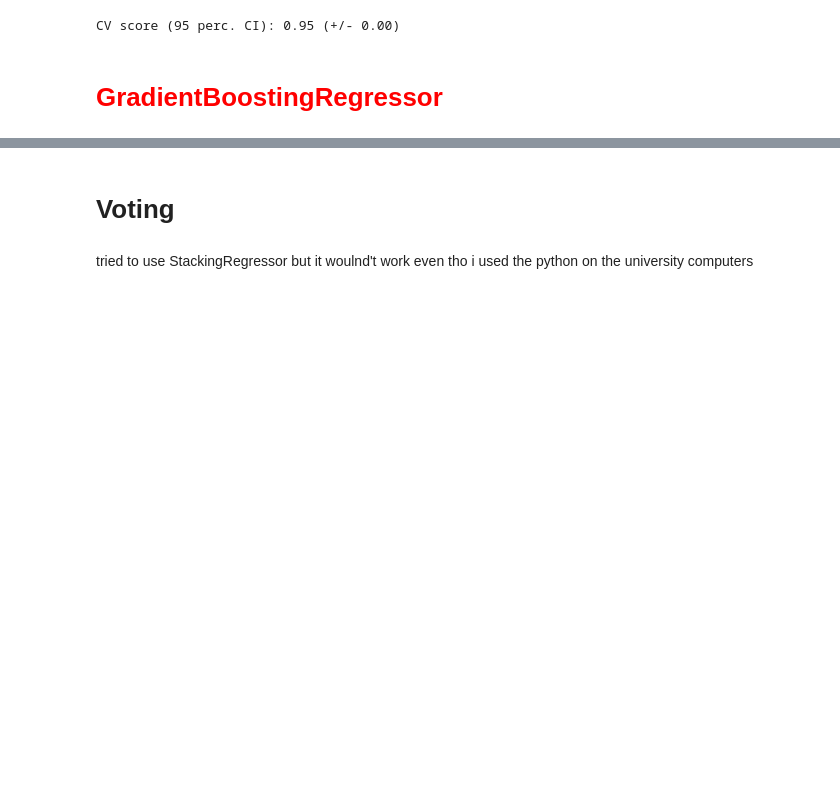
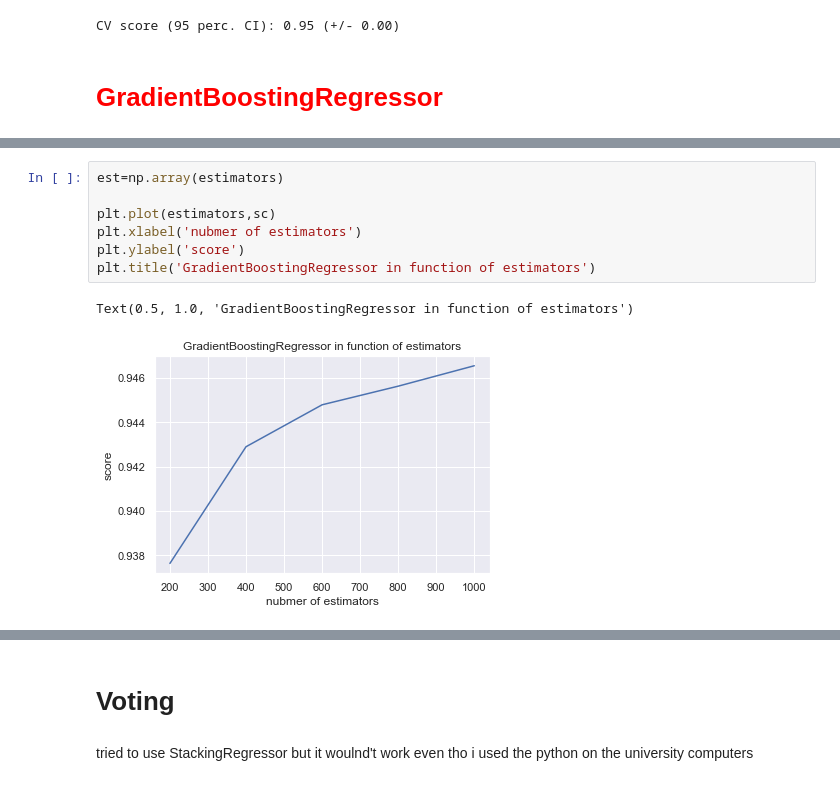
Before and after one commit to gojoise/MOTO, a Jupyter notebook: starting_kit/README_model.ipynb, the cells around one changed output, grey strips where cells are left out. Saved outputs shown, nothing was run; the diff lists cells and outputs as text; blank space fills up the shorter version.

```diff
--- a/starting_kit/README_model.ipynb
+++ b/starting_kit/README_model.ipynb
@@ -450,0 +500,10 @@ rf_random.best_params_
+# %%
+est=np.array(estimators)
+
+plt.plot(estimators,sc)
+plt.xlabel('nubmer of estimators')
+plt.ylabel('score')
+plt.title('GradientBoostingRegressor in function of estimators')
+# %% [output]
+Text(0.5, 1.0, 'GradientBoostingRegressor in function of estimators')
+[figure, added]
```
Also changed, not shown: parts of 18 cells of this notebook.
